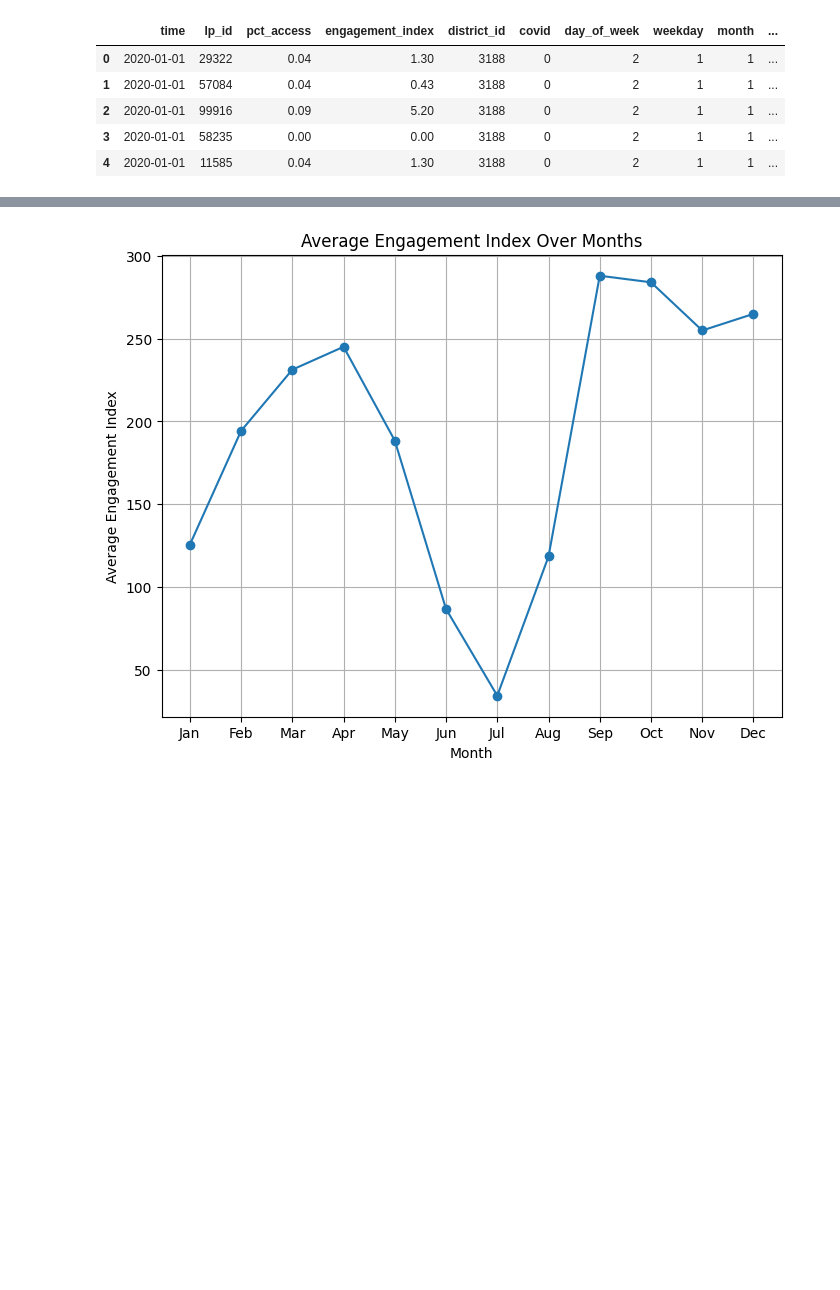
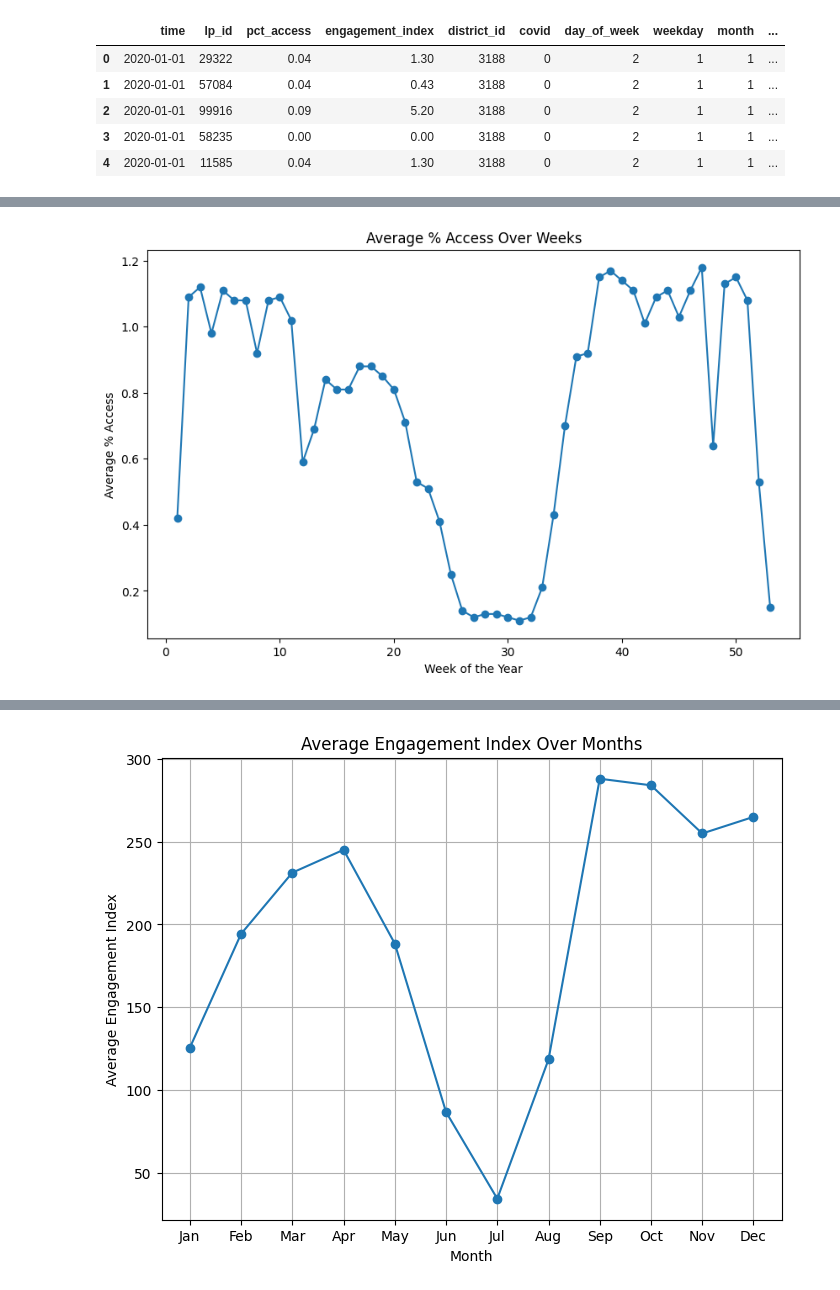
Before and after one commit to eshanprashar/covid_edtech_usage, a Jupyter notebook: code/00_cleaning_merging.ipynb, the cells around one changed output, grey strips where cells are left out. Saved outputs shown, nothing was run; the diff lists cells and outputs as text; code cells hidden in the pictures; blank space fills up the shorter version.

```diff
--- a/code/00_cleaning_merging.ipynb
+++ b/code/00_cleaning_merging.ipynb
@@ -155,0 +165,6 @@ engagement_data_filtered.head(5)
+# %%
+# Now calculating the mean pct_access and engagement_index for every week of the year, rounded to 2 decimal places
+# (weeks 1-52) and for every month of the year (months 1-12)
+weekly_means = engagement_data_filtered.groupby('week').agg({'pct_access':'mean', 'engagement_index':'mean'}).round(2).reset_index()
+monthly_means = engagement_data_filtered.groupby('month').agg({'pct_access':'mean', 'engagement_index':'mean'}).round(2).reset_index()
+print(weekly_means)
@@ -156,3 +189,14 @@ engagement_data_filtered.head(5)
+# %%
+# Outlier analysis for pct_access and engagement_index
+# Scatter plot of pct_access and engagement_index and plot the means
+plt.figure(figsize=(10, 6))
+plt.plot(weekly_means['week'], weekly_means['pct_access'], marker='o')
+plt.title('Average % Access Over Weeks')
+plt.xlabel('Week of the Year')
+plt.ylabel('Average % Access')
+plt.show()
+# %% [output]
+[figure, added]
 # %%
 # Now let's plot the average pct_access and engagement_index over months
 # Group by month and calculate the average pct_access and engagement_index
```
Also changed, not shown: parts of 5 cells of this notebook.
